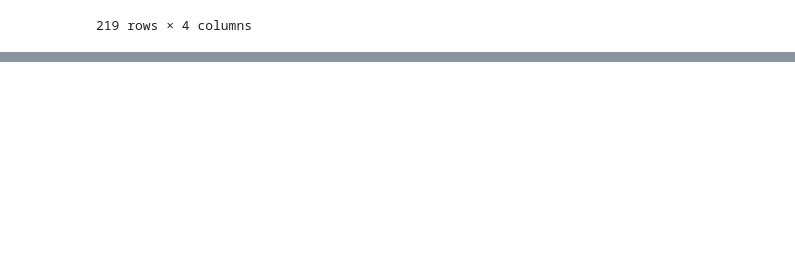
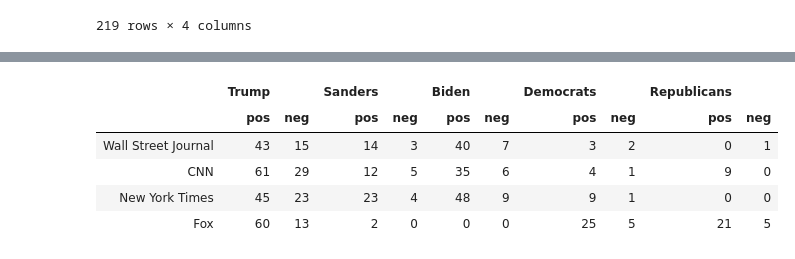
Before and after one commit to abbycossette/Tweet-Data, a Jupyter notebook: dataframes.ipynb, the cells around one changed output, grey strips where cells are left out. Saved outputs shown, nothing was run; the diff lists cells and outputs as text; code cells hidden in the pictures; blank space fills up the shorter version.

```diff
--- a/dataframes.ipynb
+++ b/dataframes.ipynb
@@ -59,6 +64,7 @@ for tweet in df['Fox']:
     for topic in all_topics:
         if topic in tweet:
             FOX_rel.append(tweet)
+            topic_dict[tweet] = topic
 len(FOX_rel)
 # %% [output]
 470
@@ -86,0 +122,9 @@ TypeError: You have to supply one of 'by' and 'level'
+# %%
+from textblob import TextBlob
+
+def sent(x):
+    return TextBlob(x).sentiment[0]
+
+all_tweets['Sentiment'] = all_tweets['Tweets'].apply(sent)
+
+all_tweets
@@ -86,0 +160,8 @@ TypeError: You have to supply one of 'by' and 'level'
+# %%
+sentiment_scores = pd.DataFrame(index = all_sources, columns = all_topics)
+sources = all_tweets.groupby('Source')
+for channel in all_sources:
+    group = sources.get_group(channel)
+    topics = group.groupby('Topic').mean()
+    for topic in all_topics:
+        sentiment_scores.loc[channel, topic] = topics.loc[topic]['Sentiment']
@@ -86,0 +176,33 @@ TypeError: You have to supply one of 'by' and 'level'
+# %%
+mux = pd.MultiIndex.from_product([all_topics, ['pos','neg']])
+
+source_counts = pd.DataFrame(index = all_sources, columns = mux)
+
+def count_pos_neg(grouped):
+    pos = 0.0
+    neg = 0.0
+    for item in grouped['Sentiment']:
+        if item > 0:
+            pos = pos + 1
+        elif item < 0:
+            neg = neg + 1
+    return pos, neg
+
+
+for channel in all_sources:
+    group = sources.get_group(channel)
+    topics = group.groupby('Topic')
+    for topic in all_topics:
+        grouped = topics.get_group(topic)
+        pos, neg = count_pos_neg(grouped)
+        source_counts.loc[channel, (topic, 'pos')] = pos
+        source_counts.loc[channel, (topic, 'neg')] = neg
+# %%
+source_counts
+# %% [output]
+|  | Trump |  | Sanders |  | Biden |  | Democrats |  | Republicans |  |
+|  | pos | neg | pos | neg | pos | neg | pos | neg | pos | neg |
+| Wall Street Journal | 43 | 15 | 14 | 3 | 40 | 7 | 3 | 2 | 0 | 1 |
+| CNN | 61 | 29 | 12 | 5 | 35 | 6 | 4 | 1 | 9 | 0 |
+| New York Times | 45 | 23 | 23 | 4 | 48 | 9 | 9 | 1 | 0 | 0 |
+| Fox | 60 | 13 | 2 | 0 | 0 | 0 | 25 | 5 | 21 | 5 |
```
Also changed, not shown: parts of 14 cells of this notebook.
